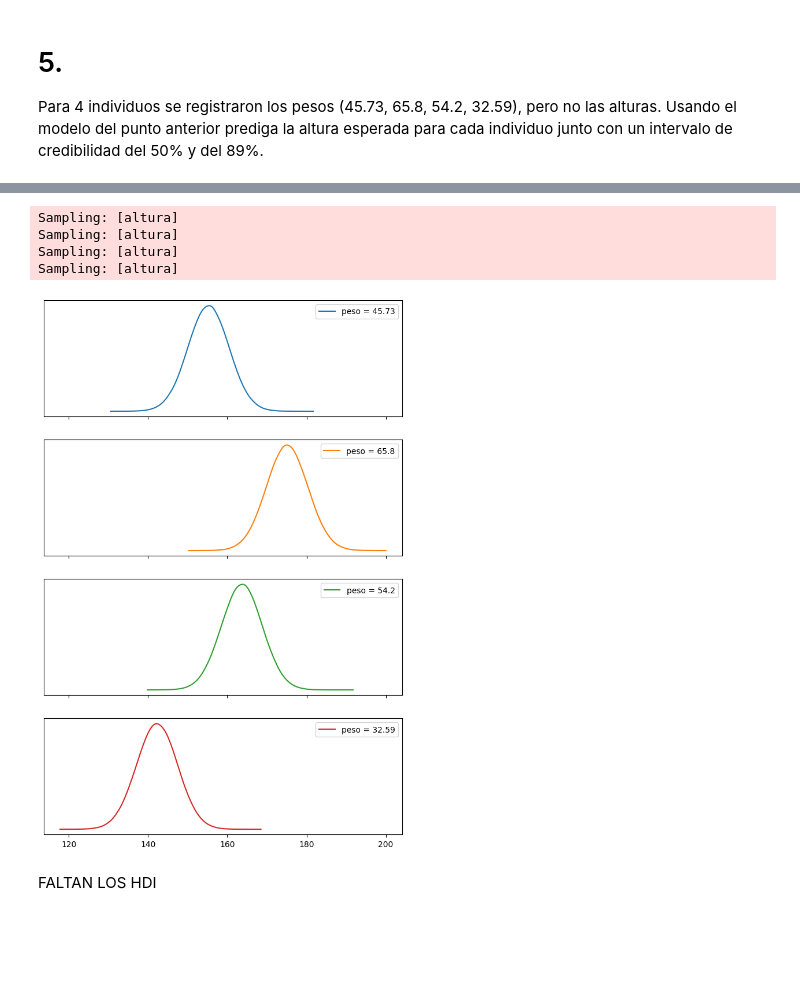
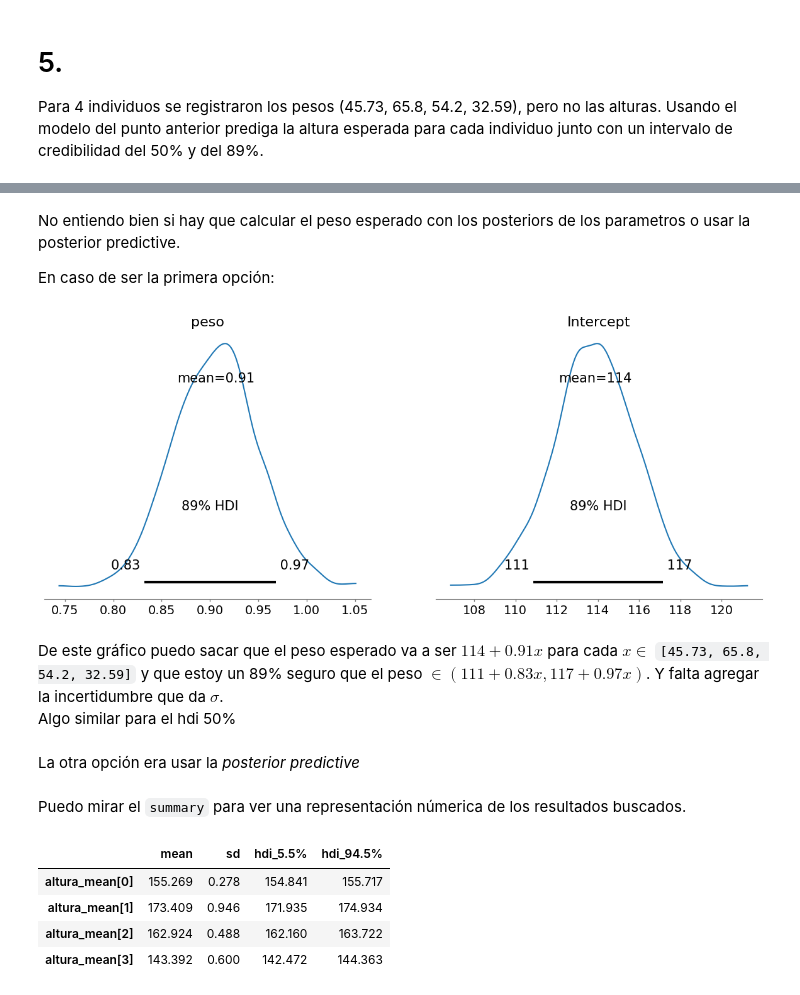
Before and after one commit to nazarenomm/Estadistica-e-Inferencia-2, a Jupyter notebook: ejercicios/ejercicios_05.ipynb, the cells around one changed output, grey strips where cells are left out. Drawn from its saved outputs; the diff is of its cells as text; code cells hidden in the pictures; blank space fills up the shorter version.

```diff
--- a/ejercicios/ejercicios_05.ipynb
+++ b/ejercicios/ejercicios_05.ipynb
@@ -156,15 +160,3 @@ plt.plot(howell['peso'], howell['altura'], '.', color='black', alpha=0.5, zorder
 # %% [markdown]
 # 5.
 Para 4 individuos se registraron los pesos (45.73, 65.8, 54.2, 32.59), pero no las alturas. Usando el modelo del punto anterior prediga la altura esperada para cada individuo junto con un intervalo de credibilidad del 50% y del 89%.
-# %%
-with pm.Model() as modelo_howell:
-    pesos = pm.MutableData('pesos', howell.peso.values.astype(float))
-    intercepto = pm.Normal('intercepto', mu=0, sigma=10)
-    pendiente = pm.Normal('pendiente', mu=0, sigma=10)
-    sigma = pm.HalfNormal('sigma', sigma=10)
-
-    mu = pm.Deterministic('mu', intercepto + pendiente * pesos)
-
-    altura = pm.Normal('altura', mu=mu, sigma=sigma, observed=howell.altura)
-
-    idata = pm.sample()
@@ -180,21 +163,13 @@ We recommend running at least 4 chains for robust computation of convergence dia
-# %%
-pesos = [45.73, 65.8, 54.2, 32.59]
-fig, ax = plt.subplots(4, 1, sharex=True, figsize=(8, 12))
-
-for i, peso in enumerate(pesos):
-    with modelo_howell:
-        pm.set_data({'pesos': [peso]})
-        ppc = pm.sample_posterior_predictive(idata, progressbar=False)
-        y_ppc = ppc.posterior_predictive['altura'].stack(sample=("chain", "draw"))
-        grid, pdf = az.stats.density_utils._kde_linear(y_ppc.values)
-        ax[i].plot(grid, pdf, label=f'peso = {peso}', color=f'C{i}')
-        ax[i].set_yticks([])
-        ax[i].legend();
-# %% [output]
-Sampling: [altura]
-Sampling: [altura]
-Sampling: [altura]
-Sampling: [altura]
-[figure, removed]
-# %% [markdown]
-FALTAN LOS HDI
+# %% [markdown]
+No entiendo bien si hay que calcular el peso esperado con los posteriors de los parametros o usar la posterior predictive.
+
+En caso de ser la primera opción:
+# %%
+az.plot_posterior(idata, var_names=['peso', 'Intercept'], hdi_prob=0.89);
+# %% [output]
+[figure, added]
+# %% [markdown]
+De este gráfico puedo sacar que el peso esperado va a ser $114 + 0.91x$ para cada $x \in$ ``[45.73, 65.8, 54.2, 32.59]`` y que estoy un 89% seguro que el peso $\in (111 + 0.83x, 117 + 0.97x)$. Y falta agregar la incertidumbre que da $\sigma$.
+Algo similar para el hdi 50%
+# %% [markdown]
+La otra opción era usar la _posterior predictive_
@@ -200,0 +181,10 @@ FALTAN LOS HDI
+# %% [markdown]
+Puedo mirar el ``summary`` para ver una representación númerica de los resultados buscados.
+# %%
+az.summary(idata, hdi_prob=0.89, kind='stats').tail(4)
+# %% [output]
+|  | mean | sd | hdi_5.5% | hdi_94.5% |
+| altura_mean[0] | 155.269 | 0.278 | 154.841 | 155.717 |
+| altura_mean[1] | 173.409 | 0.946 | 171.935 | 174.934 |
+| altura_mean[2] | 162.924 | 0.488 | 162.160 | 163.722 |
+| altura_mean[3] | 143.392 | 0.600 | 142.472 | 144.363 |
```
Also changed, not shown: parts of 34 cells of this notebook, 3 other files.
